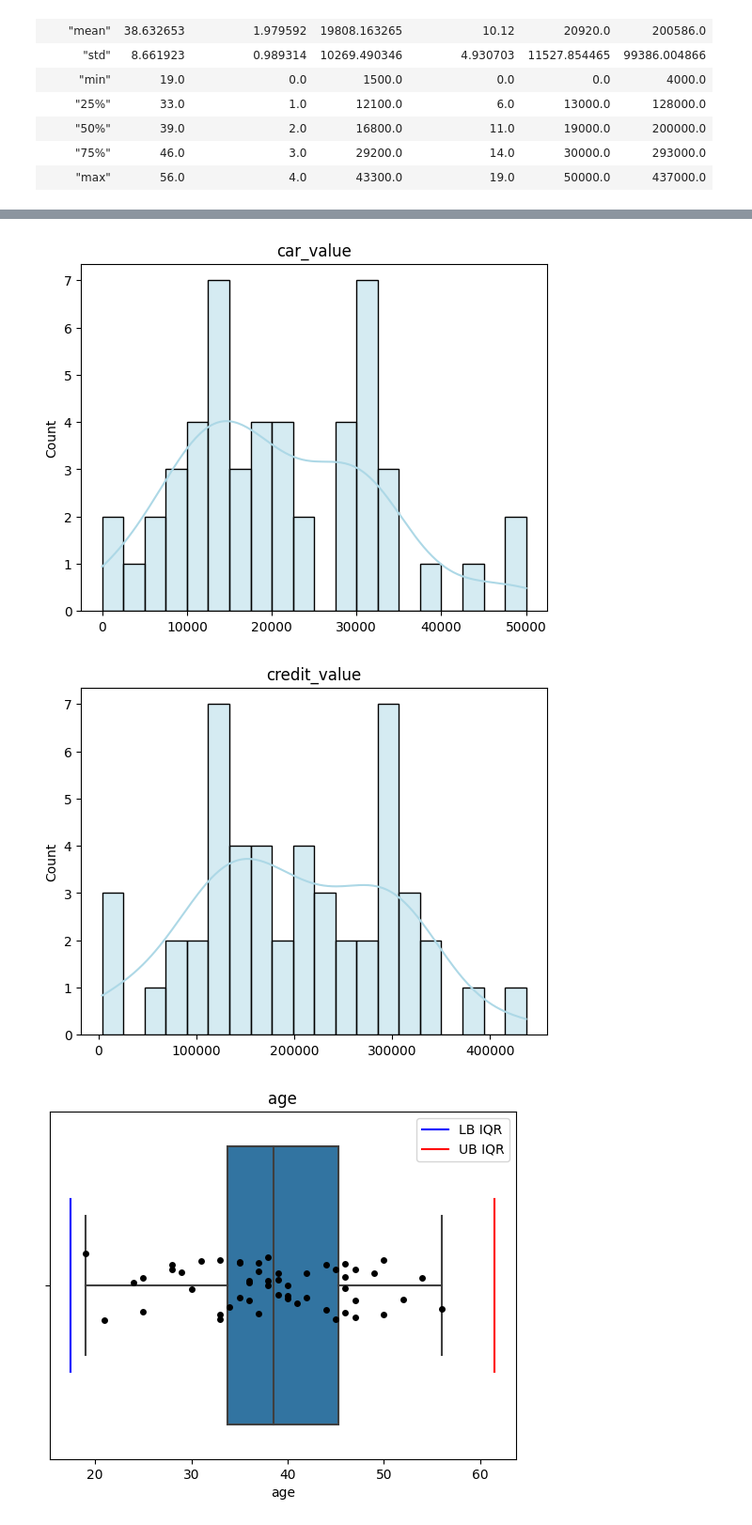
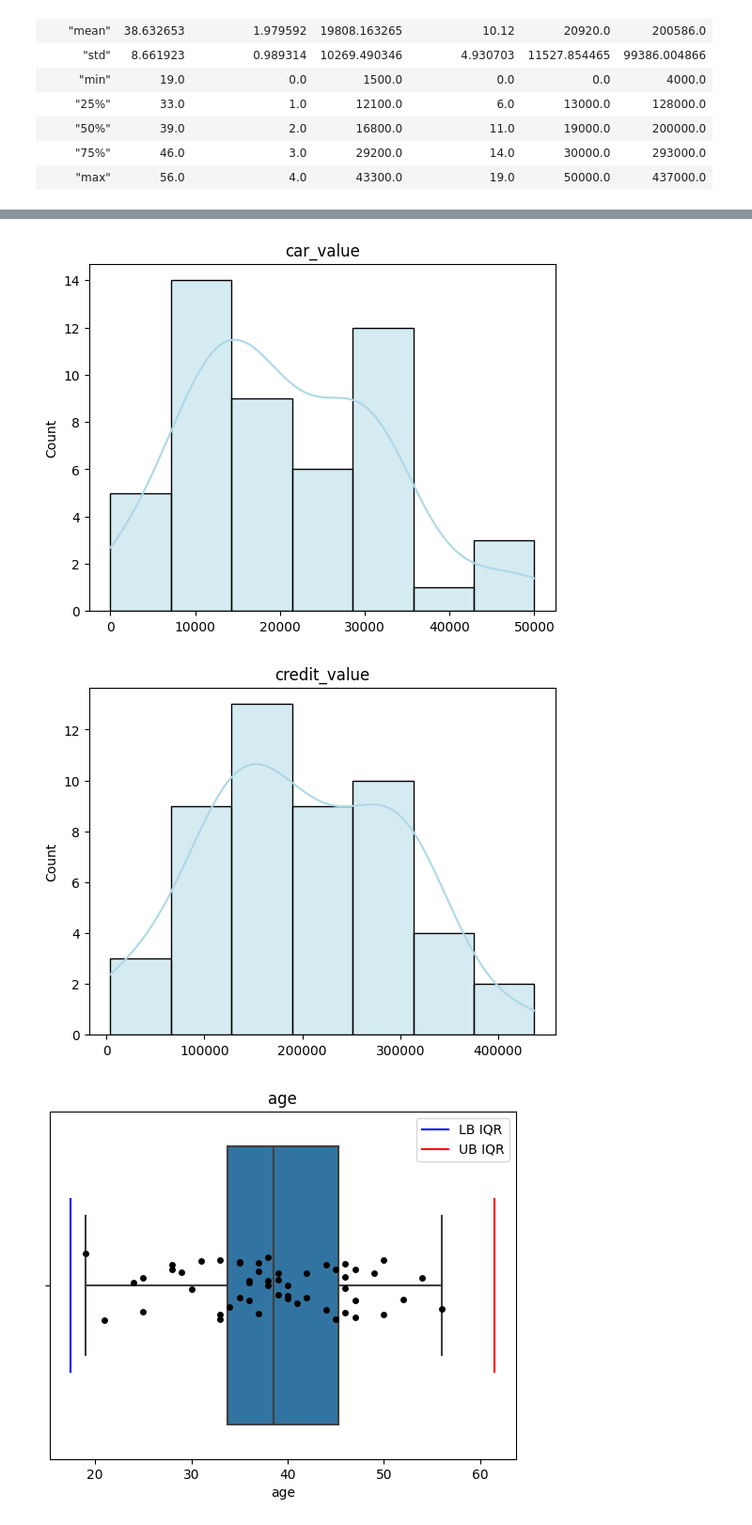
Before and after one commit to a13xbb/data-analysis-labs-mag, a Jupyter notebook: lab1/main.ipynb, the cells around one changed output, grey strips where cells are left out. Shown at 94% size. Saved outputs shown, nothing was run; the diff lists cells and outputs as text; code cells hidden in the pictures.

```diff
--- a/lab1/main.ipynb
+++ b/lab1/main.ipynb
@@ -56,7 +56,7 @@ shape: (9, 7)
 | "max" | 56.0 | 4.0 | 43300.0 | 19.0 | 50000.0 | 437000.0 |
 # %%
 for col_name in df.columns:
-    sns.histplot(df[col_name], bins=20, kde=True, color="lightblue", edgecolor="black")
+    sns.histplot(df[col_name], bins=7, kde=True, color="lightblue", edgecolor="black")
     plt.title(col_name)
     plt.show()
 # %% [output]
@@ -67,5 +67,5 @@ for col_name in df.columns:
-[figure, old version]
+[figure, new version]
-[figure, old version]
+[figure, new version]
 # %%
 df = df.fill_null(strategy="mean")
 # %%
```
Also changed, not shown: parts of 1 cell of this notebook, 1 other file.
